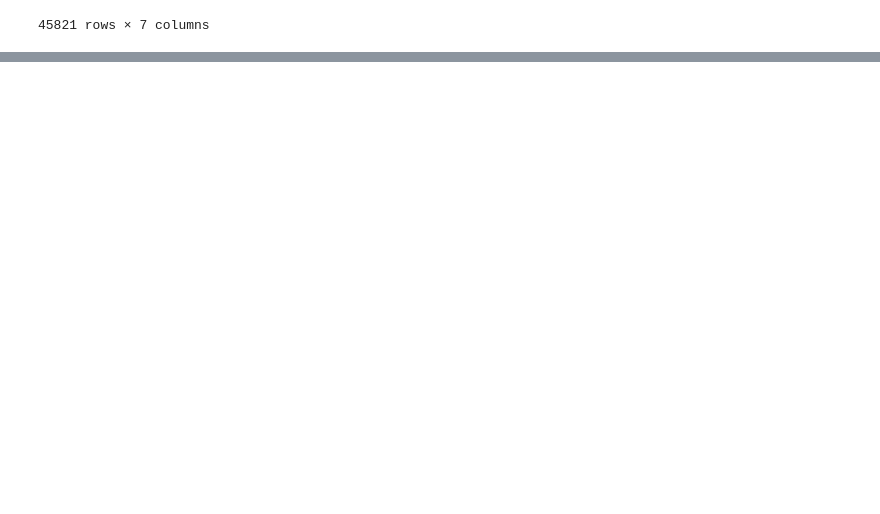
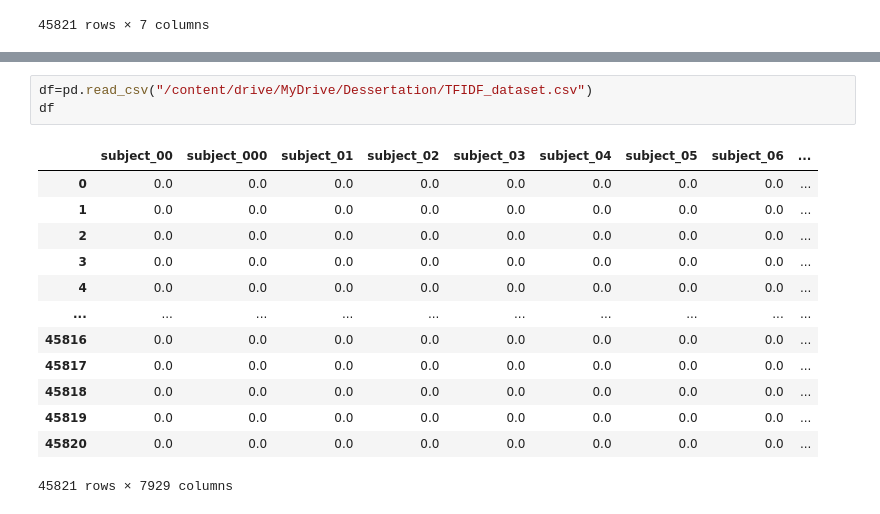
Before and after one commit to surya211099/DetectingPhishingEmail, a Jupyter notebook: TF-IDF.ipynb, the cells around one changed output, grey strips where cells are left out. Cells and saved outputs as stored; diff of their text form; blank space fills up the shorter version.

```diff
--- a/TF-IDF.ipynb
+++ b/TF-IDF.ipynb
@@ -171,0 +164,17 @@ TypeError: 'DataFrame' object is not callable
+# %%
+df=pd.read_csv("/content/drive/MyDrive/Dessertation/TFIDF_dataset.csv")
+df
+# %% [output]
+|  | subject_00 | subject_000 | subject_01 | subject_02 | subject_03 | subject_04 | subject_05 | subject_06 | ... |
+| 0 | 0.0 | 0.0 | 0.0 | 0.0 | 0.0 | 0.0 | 0.0 | 0.0 | ... |
+| 1 | 0.0 | 0.0 | 0.0 | 0.0 | 0.0 | 0.0 | 0.0 | 0.0 | ... |
+| 2 | 0.0 | 0.0 | 0.0 | 0.0 | 0.0 | 0.0 | 0.0 | 0.0 | ... |
+| 3 | 0.0 | 0.0 | 0.0 | 0.0 | 0.0 | 0.0 | 0.0 | 0.0 | ... |
+| 4 | 0.0 | 0.0 | 0.0 | 0.0 | 0.0 | 0.0 | 0.0 | 0.0 | ... |
+| ... | ... | ... | ... | ... | ... | ... | ... | ... | ... |
+| 45816 | 0.0 | 0.0 | 0.0 | 0.0 | 0.0 | 0.0 | 0.0 | 0.0 | ... |
+| 45817 | 0.0 | 0.0 | 0.0 | 0.0 | 0.0 | 0.0 | 0.0 | 0.0 | ... |
+| 45818 | 0.0 | 0.0 | 0.0 | 0.0 | 0.0 | 0.0 | 0.0 | 0.0 | ... |
+| 45819 | 0.0 | 0.0 | 0.0 | 0.0 | 0.0 | 0.0 | 0.0 | 0.0 | ... |
+| 45820 | 0.0 | 0.0 | 0.0 | 0.0 | 0.0 | 0.0 | 0.0 | 0.0 | ... |
+45821 rows × 7929 columns
```
Also changed, not shown: parts of 4 cells of this notebook.
